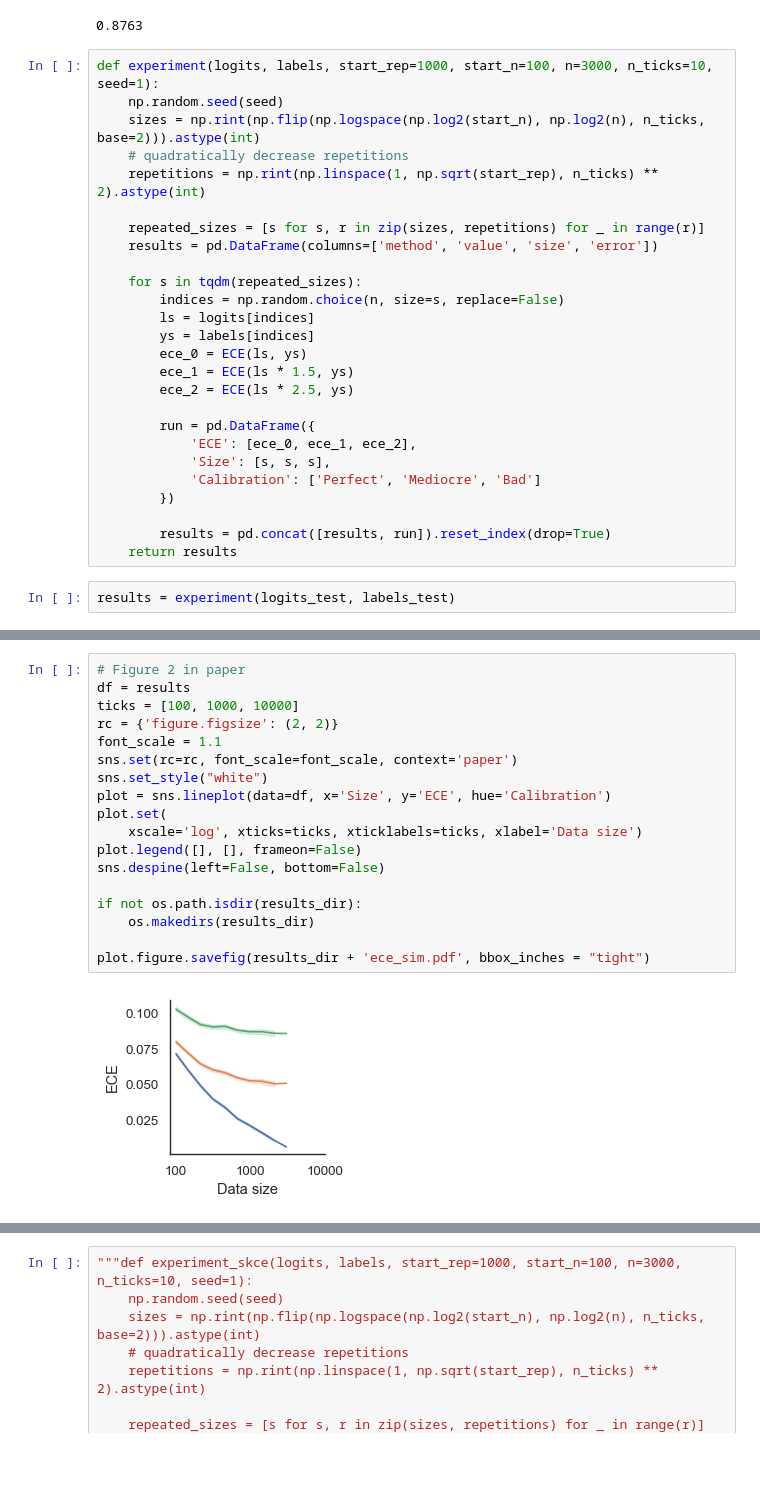
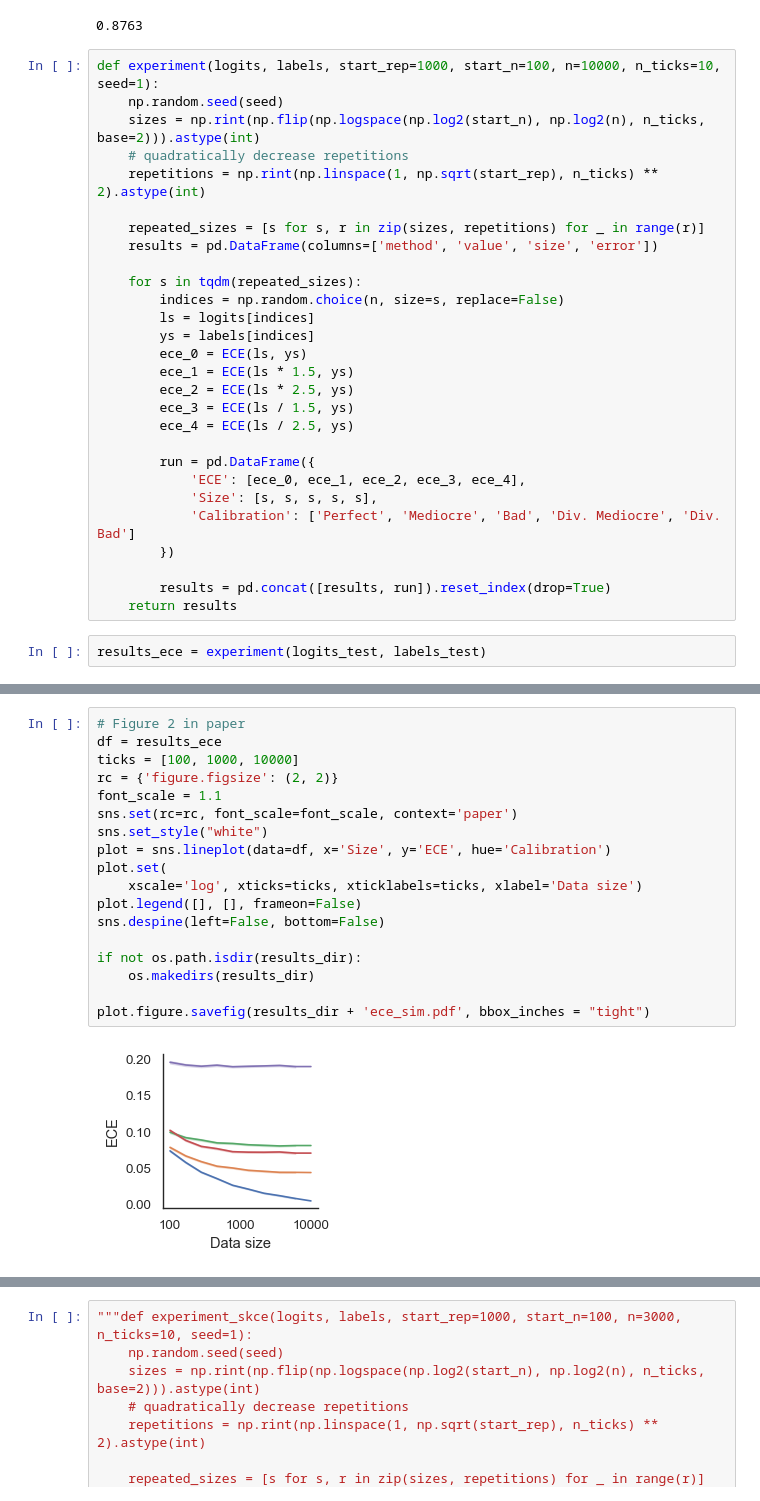
Before and after one commit to MLO-lab/Py_KCE, a Jupyter notebook: ECE bias ground truth simulation.ipynb, the cells around one changed output, grey strips where cells are left out. Cells and saved outputs as stored; diff of their text form; blank space fills up the shorter version.

Commit message:
added ece and skce comparison plots

```diff
--- a/ECE bias ground truth simulation.ipynb
+++ b/ECE bias ground truth simulation.ipynb
@@ -101,7 +101,7 @@ print(acc)
 # %% [output]
 0.8763
 # %%
-def experiment(logits, labels, start_rep=1000, start_n=100, n=3000, n_ticks=10, seed=1):
+def experiment(logits, labels, start_rep=1000, start_n=100, n=10000, n_ticks=10, seed=1):
     np.random.seed(seed)
     sizes = np.rint(np.flip(np.logspace(np.log2(start_n), np.log2(n), n_ticks, base=2))).astype(int)
     # quadratically decrease repetitions
@@ -117,16 +117,18 @@ def experiment(logits, labels, start_rep=1000, start_n=100, n=3000, n_ticks=10,
         ece_0 = ECE(ls, ys)
         ece_1 = ECE(ls * 1.5, ys)
         ece_2 = ECE(ls * 2.5, ys)
+        ece_3 = ECE(ls / 1.5, ys)
+        ece_4 = ECE(ls / 2.5, ys)
 
         run = pd.DataFrame({
-            'ECE': [ece_0, ece_1, ece_2],
-            'Size': [s, s, s],
-            'Calibration': ['Perfect', 'Mediocre', 'Bad']
+            'ECE': [ece_0, ece_1, ece_2, ece_3, ece_4],
+            'Size': [s, s, s, s, s],
+            'Calibration': ['Perfect', 'Mediocre', 'Bad', 'Div. Mediocre', 'Div. Bad']
         })
 
         results = pd.concat([results, run]).reset_index(drop=True)
     return results
 # %%
-results = experiment(logits_test, labels_test)
+results_ece = experiment(logits_test, labels_test)
 # %%
 # larger version of Figure 2 in paper
@@ -145,23 +147,23 @@ sns.despine(left=False, bottom=False)
 # %%
 # Figure 2 in paper
-df = results
+df = results_ece
 ticks = [100, 1000, 10000]
 rc = {'figure.figsize': (2, 2)}
 font_scale = 1.1
 sns.set(rc=rc, font_scale=font_scale, context='paper')
 sns.set_style("white")
 plot = sns.lineplot(data=df, x='Size', y='ECE', hue='Calibration')
 plot.set(
     xscale='log', xticks=ticks, xticklabels=ticks, xlabel='Data size')
 plot.legend([], [], frameon=False)
 sns.despine(left=False, bottom=False)
 
 if not os.path.isdir(results_dir):
     os.makedirs(results_dir)
 
 plot.figure.savefig(results_dir + 'ece_sim.pdf', bbox_inches = "tight")
 # %% [output]
-[figure, old version]
+[figure, new version]
 # %%
 from joblib import Parallel, delayed
 
```
Also changed, not shown: parts of 17 cells of this notebook.
